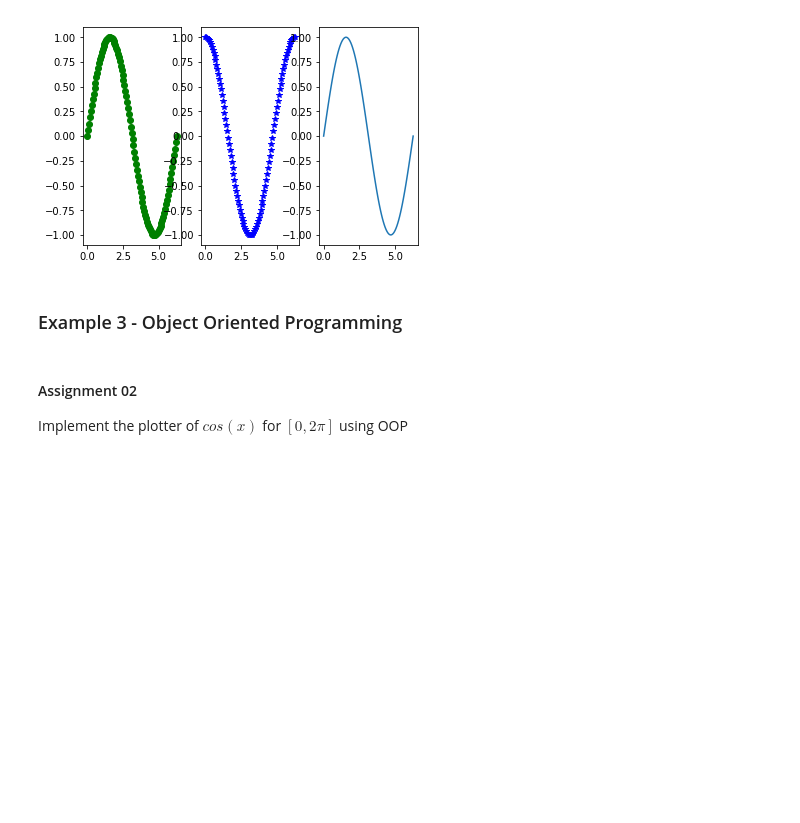
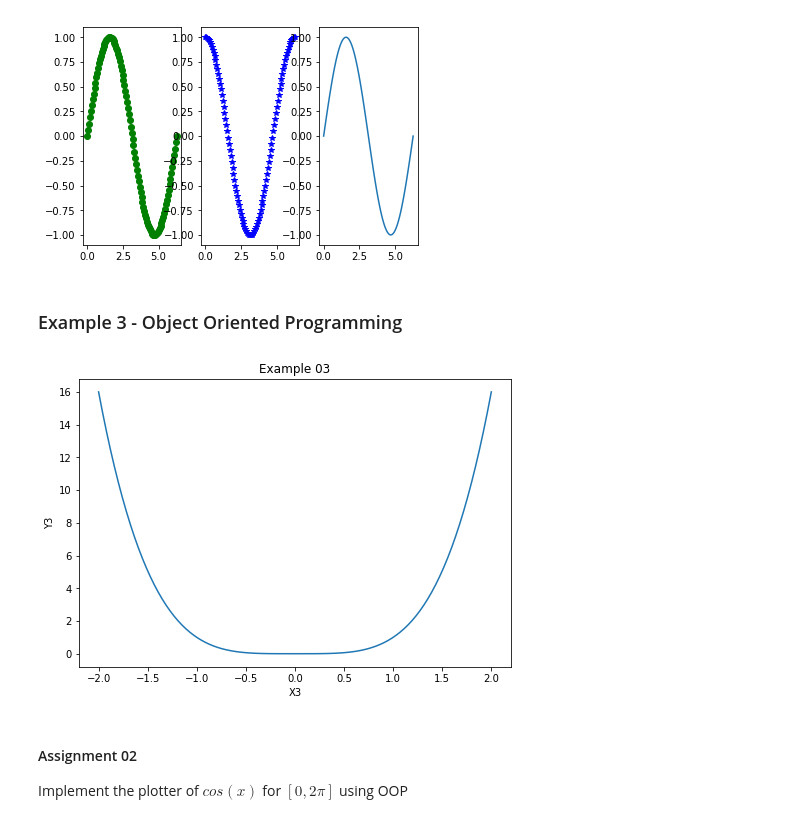
Before and after one commit to vtlscin/Curso_Python, a Jupyter notebook: Aula_05.01_Visualização.ipynb, the cells around one changed output. Drawn from its saved outputs; the diff is of its cells as text; code cells hidden in the pictures; blank space fills up the shorter version.

```diff
--- a/Aula_05.01_Visualização.ipynb
+++ b/Aula_05.01_Visualização.ipynb
@@ -57,13 +68,15 @@ plt.show()
 # %%
 x3 = np.linspace(-2, 2, 100)
 y3 = x3 ** 4
 figure3 = plt.figure()
-axes = figure3.add_axes([0.1, 0.1, 0.8, 0.8])
+axes = figure3.add_axes([0.8, 0.8, 1, 1])
 axes.plot(x3, y3)
 axes.set_xlabel('X3')
 axes.set_ylabel('Y3')
 axes.set_title("Example 03")
 plt.show()
+# %% [output]
+[figure, added]
 # %% [markdown]
 #### Assignment 02
 
```
Also changed, not shown: parts of 15 cells of this notebook, 4 other files.
